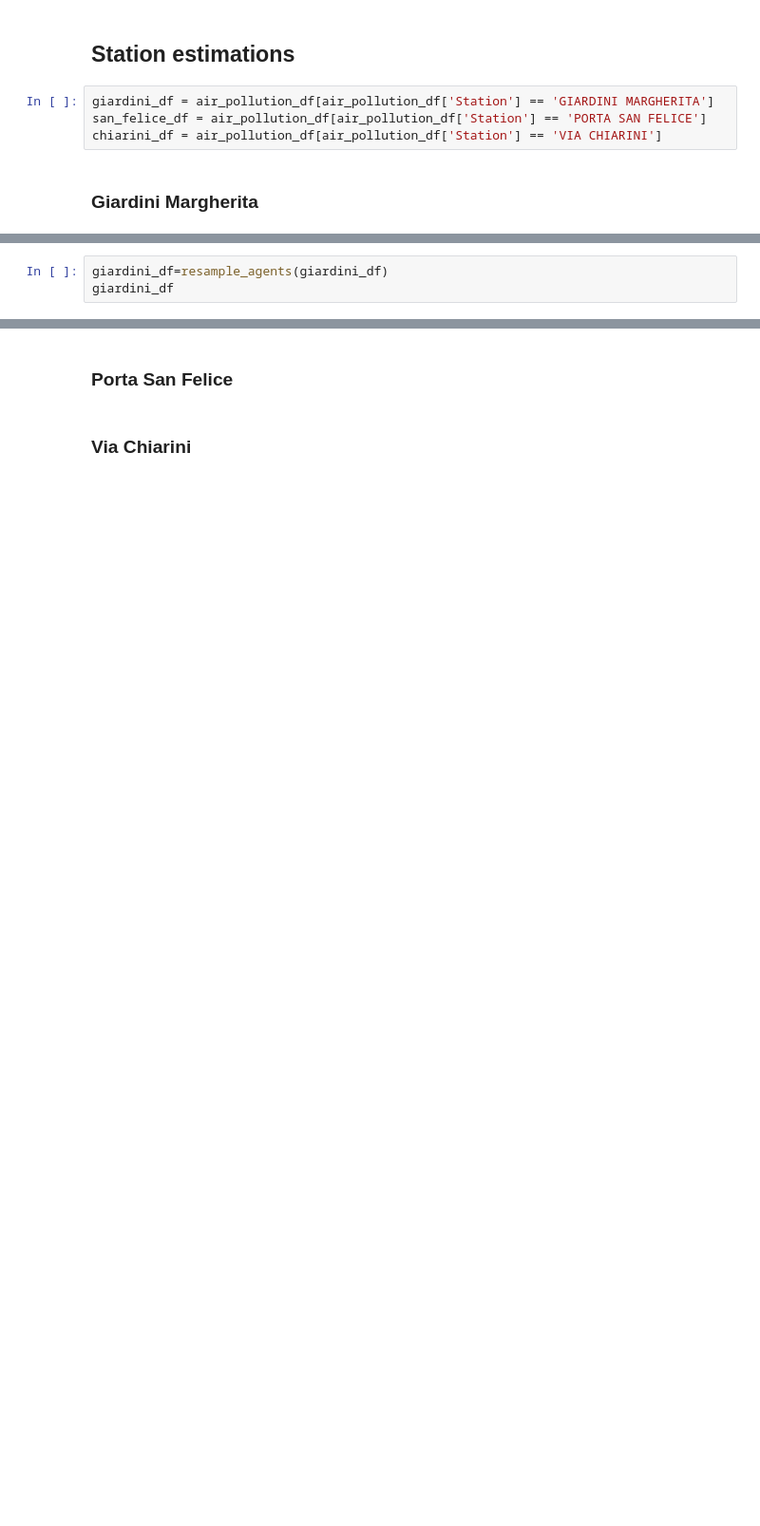
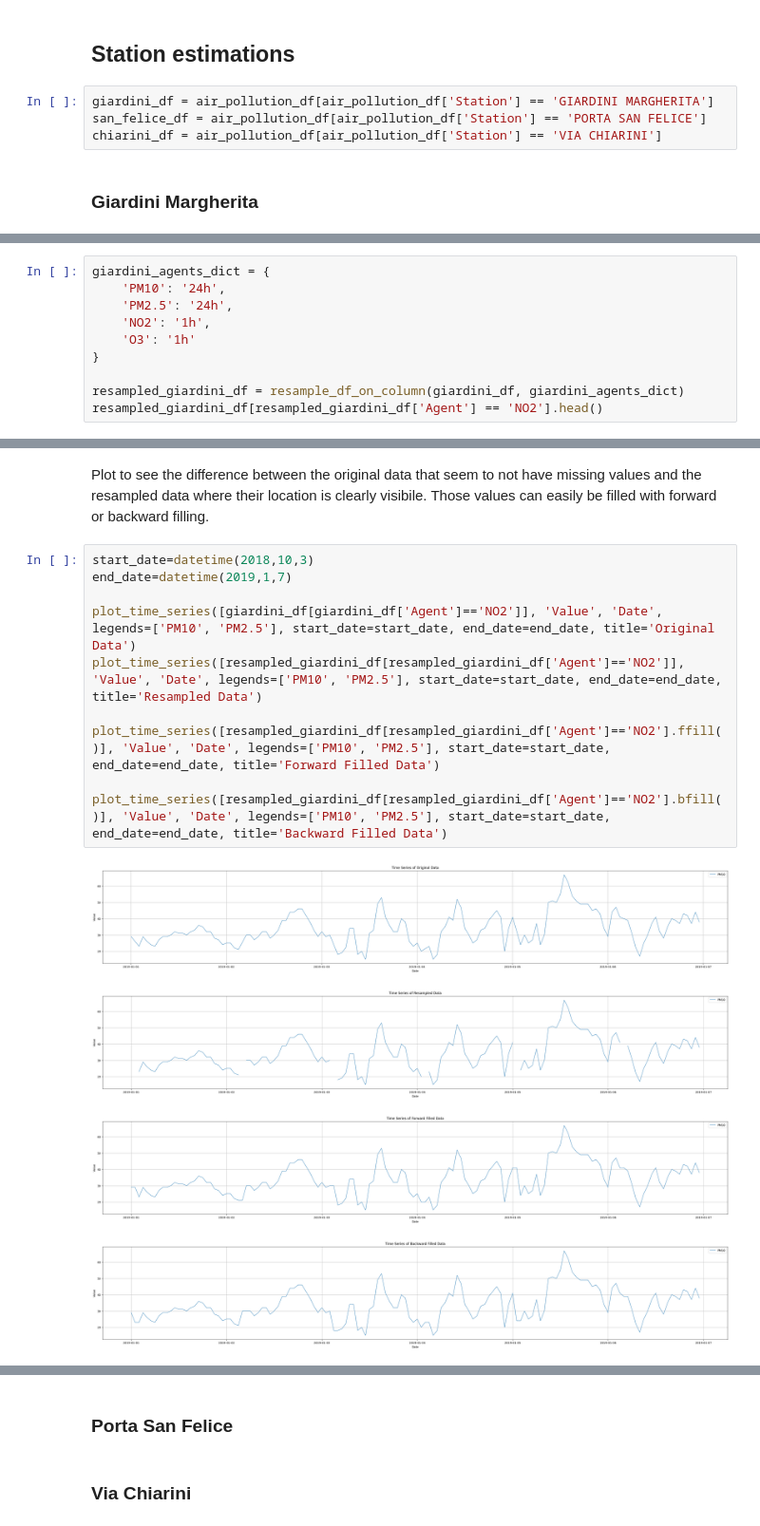
Before and after one commit to davidesonno/AII-project, a Jupyter notebook: air_pollution.ipynb, the cells around one changed output, grey strips where cells are left out. Shown at 95% size. Cells and saved outputs as stored; diff of their text form; blank space fills up the shorter version.

Commit message:
Added filling missing values

```diff
--- a/air_pollution.ipynb
+++ b/air_pollution.ipynb
@@ -78,3 +50,0 @@ giardini_df
-# %%
-giardini_df=resample_agents(giardini_df)
-giardini_df
@@ -94,0 +78,10 @@ giardini_df
+# %%
+giardini_agents_dict = {
+    'PM10': '24h',
+    'PM2.5': '24h',
+    'NO2': '1h',
+    'O3': '1h'
+}
+
+resampled_giardini_df = resample_df_on_column(giardini_df, giardini_agents_dict)
+resampled_giardini_df[resampled_giardini_df['Agent'] == 'NO2'].head()
@@ -113,0 +130,17 @@ KeyError: 'Agent'
+# %% [markdown]
+Plot to see the difference between the original data that seem to not have missing values and the resampled data where their location is clearly visibile. Those values can easily be filled with forward or backward filling.
+# %%
+start_date=datetime(2018,10,3)
+end_date=datetime(2019,1,7)
+
+plot_time_series([giardini_df[giardini_df['Agent']=='NO2']], 'Value', 'Date', legends=['PM10', 'PM2.5'], start_date=start_date, end_date=end_date, title='Original Data')
+plot_time_series([resampled_giardini_df[resampled_giardini_df['Agent']=='NO2']], 'Value', 'Date', legends=['PM10', 'PM2.5'], start_date=start_date, end_date=end_date, title='Resampled Data')
+
+plot_time_series([resampled_giardini_df[resampled_giardini_df['Agent']=='NO2'].ffill()], 'Value', 'Date', legends=['PM10', 'PM2.5'], start_date=start_date, end_date=end_date, title='Forward Filled Data')
+
+plot_time_series([resampled_giardini_df[resampled_giardini_df['Agent']=='NO2'].bfill()], 'Value', 'Date', legends=['PM10', 'PM2.5'], start_date=start_date, end_date=end_date, title='Backward Filled Data')
+# %% [output]
+[figure, added]
+[figure, added]
+[figure, added]
+[figure, added]
```
Also changed, not shown: parts of 16 cells of this notebook, 2 other files.
